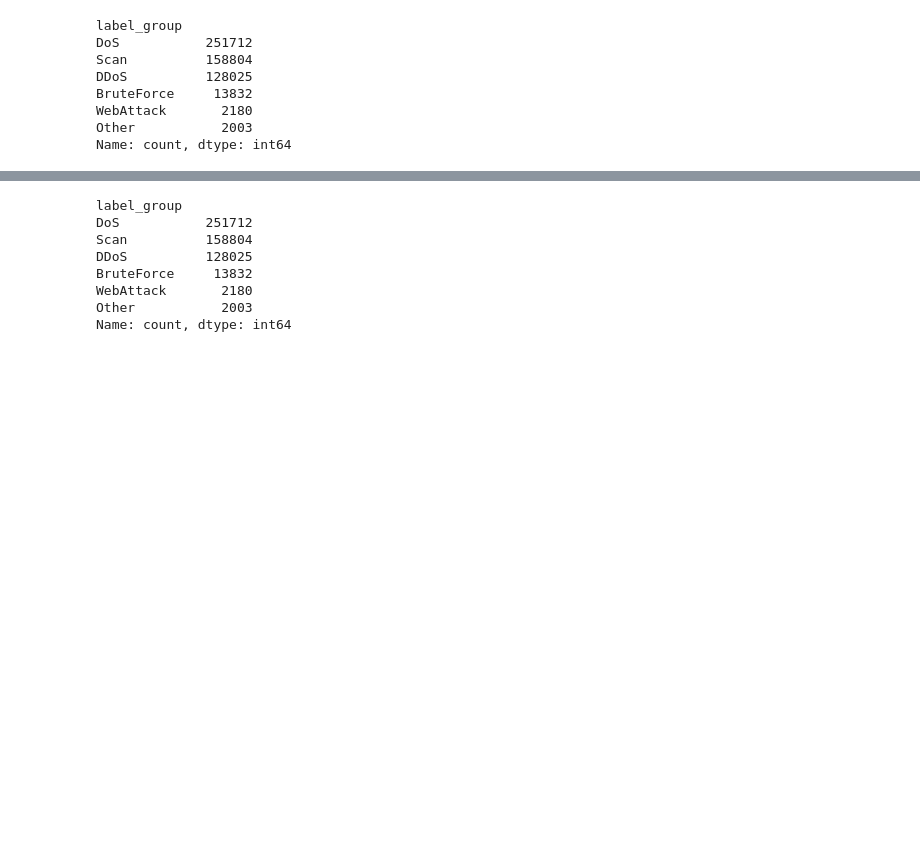
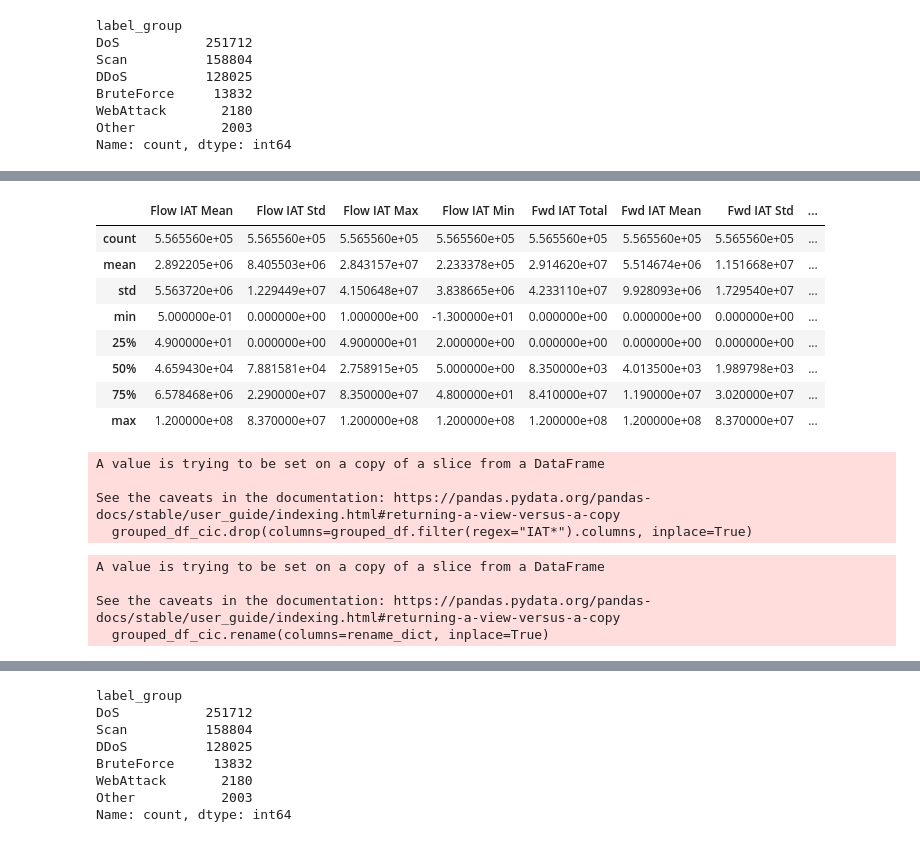
Before and after one commit to lucchinaluca/thesis-datasec, a Jupyter notebook: Pseudo-Labeling.ipynb, the cells around one changed output, grey strips where cells are left out. Drawn from its saved outputs; the diff is of its cells as text; code cells hidden in the pictures; blank space fills up the shorter version.

```diff
--- a/Pseudo-Labeling.ipynb
+++ b/Pseudo-Labeling.ipynb
@@ -160,3 +143,53 @@ See the caveats in the documentation: https://pandas.pydata.org/pandas-docs/stab
+# %%
+df[df.filter(regex="IAT").columns].describe()
+# %% [output]
+|  | Flow IAT Mean | Flow IAT Std | Flow IAT Max | Flow IAT Min | Fwd IAT Total | Fwd IAT Mean | Fwd IAT Std | ... |
+| count | 5.565560e+05 | 5.565560e+05 | 5.565560e+05 | 5.565560e+05 | 5.565560e+05 | 5.565560e+05 | 5.565560e+05 | ... |
+| mean | 2.892205e+06 | 8.405503e+06 | 2.843157e+07 | 2.233378e+05 | 2.914620e+07 | 5.514674e+06 | 1.151668e+07 | ... |
+| std | 5.563720e+06 | 1.229449e+07 | 4.150648e+07 | 3.838665e+06 | 4.233110e+07 | 9.928093e+06 | 1.729540e+07 | ... |
+| min | 5.000000e-01 | 0.000000e+00 | 1.000000e+00 | -1.300000e+01 | 0.000000e+00 | 0.000000e+00 | 0.000000e+00 | ... |
+| 25% | 4.900000e+01 | 0.000000e+00 | 4.900000e+01 | 2.000000e+00 | 0.000000e+00 | 0.000000e+00 | 0.000000e+00 | ... |
+| 50% | 4.659430e+04 | 7.881581e+04 | 2.758915e+05 | 5.000000e+00 | 8.350000e+03 | 4.013500e+03 | 1.989798e+03 | ... |
+| 75% | 6.578468e+06 | 2.290000e+07 | 8.350000e+07 | 4.800000e+01 | 8.410000e+07 | 1.190000e+07 | 3.020000e+07 | ... |
+| max | 1.200000e+08 | 8.370000e+07 | 1.200000e+08 | 1.200000e+08 | 1.200000e+08 | 1.200000e+08 | 8.370000e+07 | ... |
+# %%
+grouped_df_cic.drop(columns=grouped_df.filter(regex="IAT*").columns, inplace=True)
+# %% [output]
+A value is trying to be set on a copy of a slice from a DataFrame
+
+See the caveats in the documentation: https://pandas.pydata.org/pandas-docs/stable/user_guide/indexing.html#returning-a-view-versus-a-copy
+  grouped_df_cic.drop(columns=grouped_df.filter(regex="IAT*").columns, inplace=True)
+# %%
+import pandas as pd
+
+feature_mapping = [
+    ('Destination Port', 'cic_Destination Port'),
+    ('Flow Duration', 'cic_Flow Duration'),
+    ('Total Fwd Packets', 'cic_Total Fwd Packets'),
+    ('Total Length of Fwd Packets', 'cic_Total Length of Fwd Packets'),
+    ('Fwd Packet Length Max', 'cic_Fwd Packet Length Max'),
+    ('Fwd Packet Length Min', 'cic_Fwd Packet Length Min'),
+    ('Fwd Packet Length Mean', 'cic_Fwd Packet Length Mean'),
+    ('Fwd Packet Length Std', 'cic_Fwd Packet Length Std'),
+    ('Flow Bytes/s', 'cic_Flow Bytes/s'),
+    ('Flow Packets/s', 'cic_Flow Packets/s'),
+    ('Fwd Packets/s', 'cic_Fwd Packets/s'),
+    ('Min Packet Length', 'cic_Min Packet Length'),
+    ('Max Packet Length', 'cic_Max Packet Length'),
+    ('Packet Length Mean', 'cic_Packet Length Mean'),
+    ('Packet Length Std', 'cic_Packet Length Std'),
+    ('Packet Length Variance', 'cic_Packet Length Variance'),
+    ('Average Packet Size', 'cic_Average Packet Size'),
+    ('Avg Fwd Segment Size', 'cic_Avg Fwd Segment Size')
+]
+
+rename_dict = {cic_name: new_name for new_name, cic_name in feature_mapping}
+grouped_df_cic.rename(columns=rename_dict, inplace=True)
+# %% [output]
+A value is trying to be set on a copy of a slice from a DataFrame
+
+See the caveats in the documentation: https://pandas.pydata.org/pandas-docs/stable/user_guide/indexing.html#returning-a-view-versus-a-copy
+  grouped_df_cic.rename(columns=rename_dict, inplace=True)
 # %%
 columns = list(grouped_df_cic.columns)
 columns.append("label_group")
```
Also changed, not shown: parts of 28 cells of this notebook.
